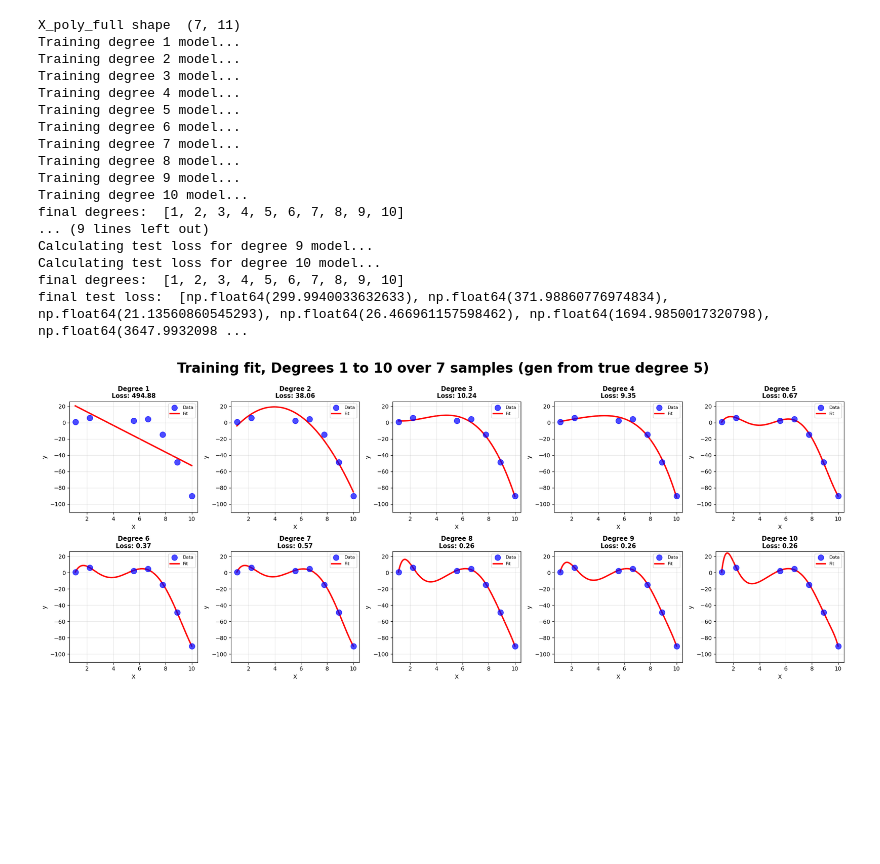
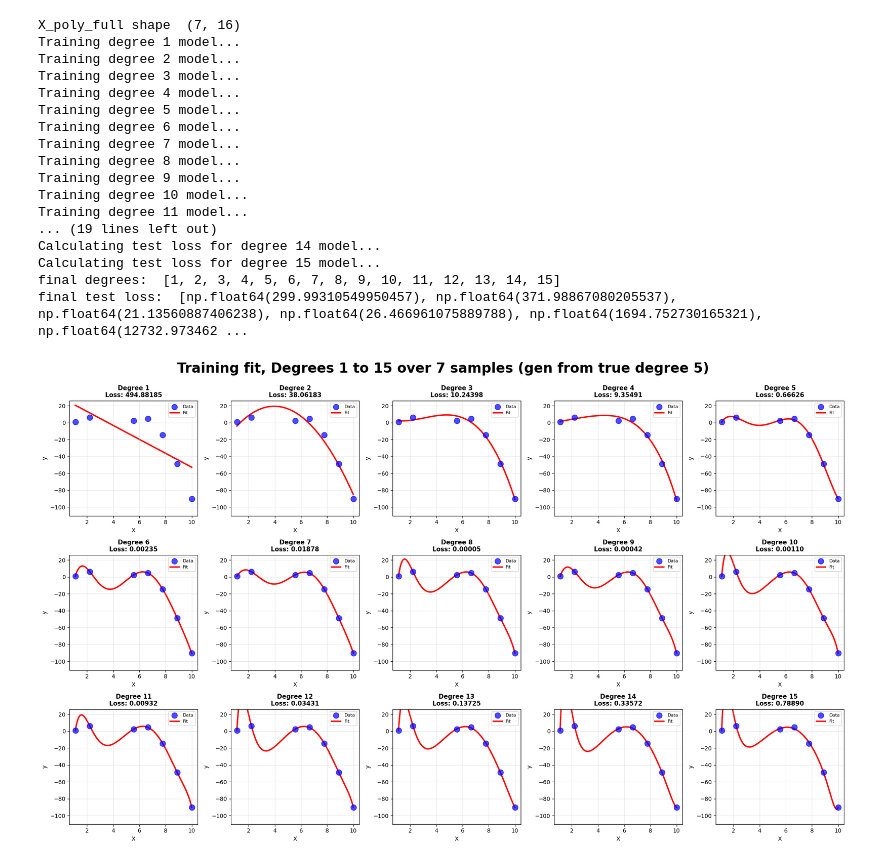
Before and after one commit to liyajin7/claude-play, a Jupyter notebook: linreg+/train-test loss-degree.ipynb, the cells around one changed output. Saved outputs shown, nothing was run; the diff lists cells and outputs as text; code cells hidden in the pictures; blank space fills up the shorter version.

```diff
--- a/linreg+/train-test loss-degree.ipynb
+++ b/linreg+/train-test loss-degree.ipynb
@@ -53,8 +53,9 @@ def train_poly_models(X, y, max_degree=8, learning_rate=0.01,
             y_pred = X_poly @ weights
 
             # Loss (mean squared error) and gradients
-            loss = np.mean((y - y_pred) ** 2)
-            gradients = -2 * X_poly.T @ (y - y_pred) / num_samples
+            residuals = y - y_pred
+            loss = np.mean(residuals ** 2)
+            gradients = -2 * X_poly.T @ residuals / num_samples
 
             # # Update optimiser variables
             m = beta1 * m + (1 - beta1) * gradients
@@ -65,6 +66,7 @@ def train_poly_models(X, y, max_degree=8, learning_rate=0.01,
             v_hat = v / (1 - beta2 ** (i + 1))
 
             # ADAM
+            # weights -= current_lr * m_hat / (np.sqrt(v_hat) + eps)
             weights -= learning_rate * m_hat / (np.sqrt(v_hat) + eps)
             # weights -= learning_rate * gradients      # vanilla optimiser step
 
@@ -80,7 +82,6 @@ def train_poly_models(X, y, max_degree=8, learning_rate=0.01,
 # NOT YET OPTIMISED WITH ADAM
 def test_poly_models(X, y,
                      train_X_mean, train_X_std,
-                     beta1, beta2, eps,
                      max_degree, final_weights):
     """Test polynomial models of degrees 1 through max_degree"""
 
@@ -156,7 +157,7 @@ def plot_degree_comparison(X, y, train_results, test_results, train_X_mean, trai
         ax.plot(X_plot, y_plot, 'r-', linewidth=2.5, label=f'Fit', zorder=1)
 
         # Formatting
-        ax.set_title(f'Degree {degree}\nLoss: {train_results["train_loss"][idx]:.2f}',
+        ax.set_title(f'Degree {degree}\nLoss: {train_results["train_loss"][idx]:.5f}',
                      fontsize=11, fontweight='bold')
         ax.set_xlabel('X')
         ax.set_ylabel('y')
@@ -185,7 +186,7 @@ def plot_degree_comparison(X, y, train_results, test_results, train_X_mean, trai
     fig, ax = plt.subplots(1, 2, figsize=(10, 6))
 
     # Plot final loss vs degree
-    np.set_printoptions(precision=3)
+    np.set_printoptions(precision=7)
     train_loss_min = min(train_results['train_loss'])
     train_loss_max = max(train_results['train_loss'])
     # print("train_loss array:", train_results['train_loss'])
@@ -224,10 +225,10 @@ def plot_degree_comparison(X, y, train_results, test_results, train_X_mean, trai
     plt.show()
 # %%
  # Hyperparameters
-max_degree = 10
+max_degree = 15
 noisiness = 5
-learning_rate = 0.01
-num_iterations = 80000
+learning_rate = 0.001
+num_iterations = 90000
 num_samples = 10
 test_ratio = 0.3
 
@@ -247,39 +248,38 @@ y = true_rel + np.random.randn(num_samples) * noisiness
 indices = np.random.permutation(num_samples)
 split = int(num_samples * (1 - test_ratio))
 X_train, X_test = X[indices[:split]], X[indices[split:]]
 y_train, y_test = y[indices[:split]], y[indices[split:]]
 
 # Train models
 train_results, train_X_mean, train_X_std = train_poly_models(X_train, y_train, max_degree,
                                                              learning_rate,
                                                              beta1, beta2, eps,
                                                              num_iterations)
 
 # Test models
 test_results = test_poly_models(X_test, y_test,
                                 train_X_mean, train_X_std,
-                                beta1, beta2, eps,
                                 max_degree, train_results['final_weights'])
 
 # Visualise
 plot_degree_comparison(X_train, y_train, train_results, test_results, train_X_mean, train_X_std, max_degree)
 # plot_degree_comparison(X, y, results, X_mean, X_std, max_degree)
 # %% [output]
-X_poly_full shape  (7, 11)
+X_poly_full shape  (7, 16)
 Training degree 1 model...
 Training degree 2 model...
 Training degree 3 model...
 Training degree 4 model...
 Training degree 5 model...
 Training degree 6 model...
 Training degree 7 model...
 Training degree 8 model...
 Training degree 9 model...
 Training degree 10 model...
-final degrees:  [1, 2, 3, 4, 5, 6, 7, 8, 9, 10]
-... (9 lines left out)
-Calculating test loss for degree 9 model...
-Calculating test loss for degree 10 model...
-final degrees:  [1, 2, 3, 4, 5, 6, 7, 8, 9, 10]
-final test loss:  [np.float64(299.9940033632633), np.float64(371.98860776974834), np.float64(21.13560860545293), np.float64(26.466961157598462), np.float64(1694.9850017320798), np.float64(3647.9932098 ...
+Training degree 11 model...
+... (19 lines left out)
+Calculating test loss for degree 14 model...
+Calculating test loss for degree 15 model...
+final degrees:  [1, 2, 3, 4, 5, 6, 7, 8, 9, 10, 11, 12, 13, 14, 15]
+final test loss:  [np.float64(299.99310549950457), np.float64(371.98867080205537), np.float64(21.13560887406238), np.float64(26.466961075889788), np.float64(1694.752730165321), np.float64(12732.973462 ...
-[figure, old version]
+[figure, new version]
```
Also changed, not shown: parts of 1 cell of this notebook.
